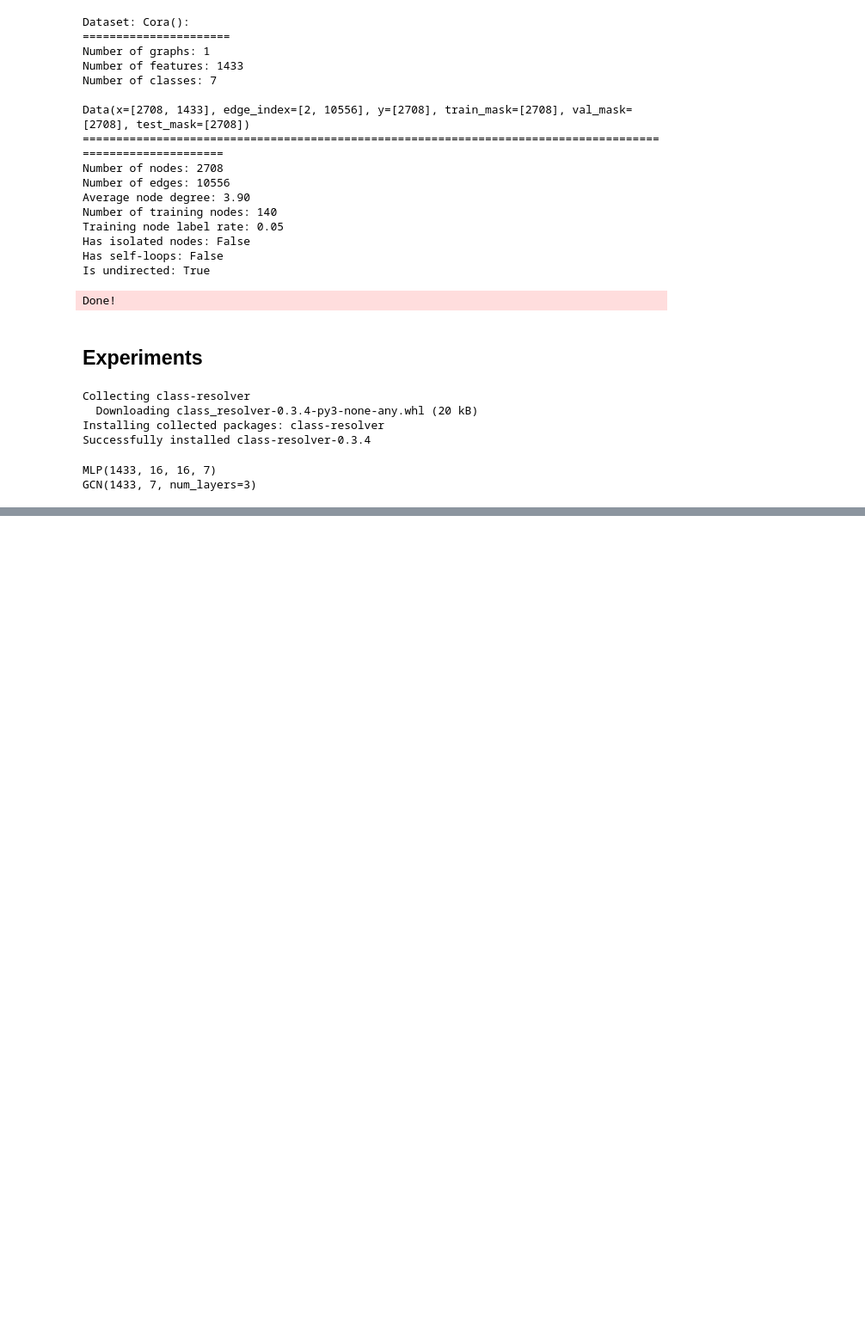
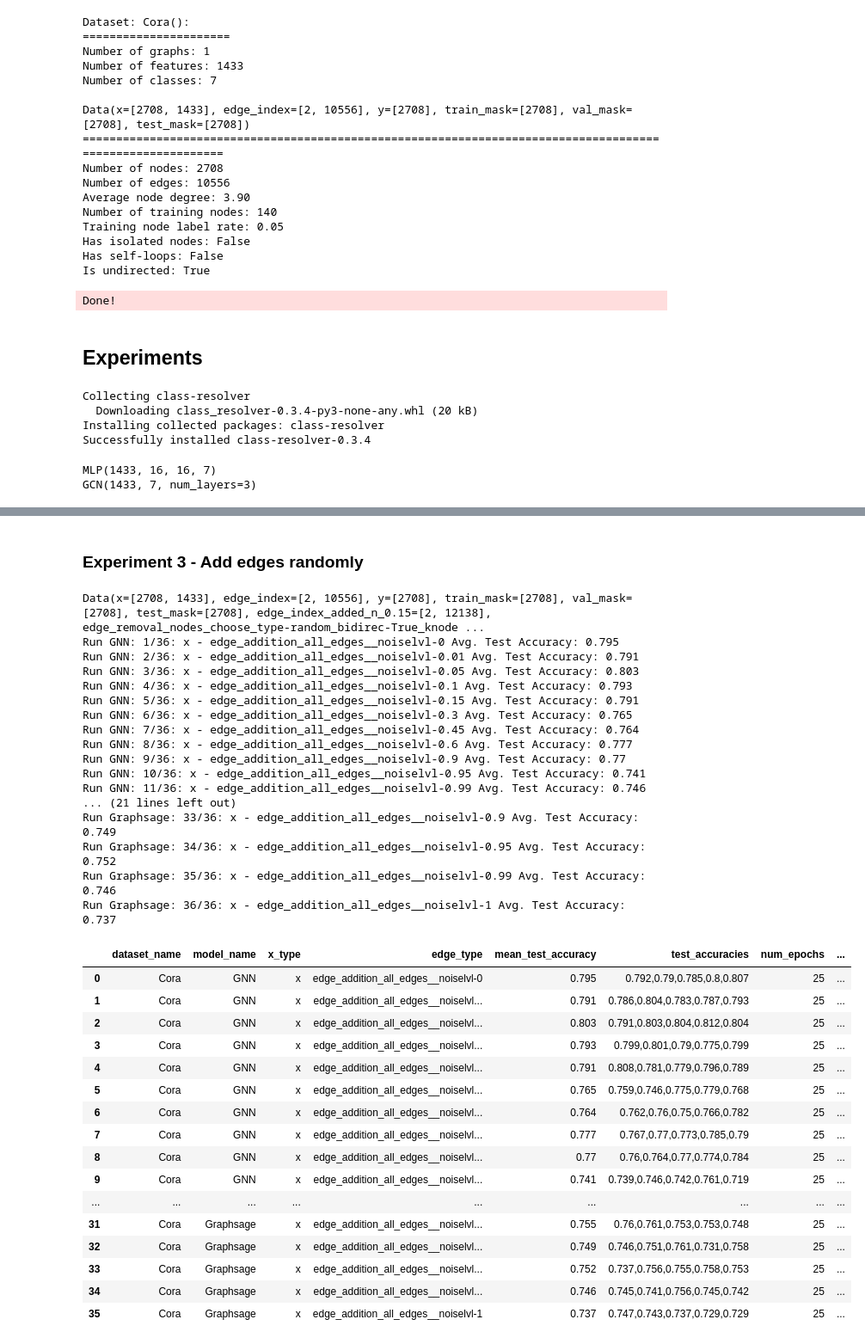
Before and after one commit to camligorkem/cs-260c-project-Robust-GNNs, a Jupyter notebook: CS_260_Node_Classification_Experiments_GC.ipynb, the cells around one changed output, grey strips where cells are left out. Shown at 86% size. Drawn from its saved outputs; the diff is of its cells as text; code cells hidden in the pictures; blank space fills up the shorter version.

```diff
--- a/CS_260_Node_Classification_Experiments_GC.ipynb
+++ b/CS_260_Node_Classification_Experiments_GC.ipynb
@@ -713,0 +776,69 @@ exp_df3
+# %% [markdown]
+### Experiment 3 - Add edges randomly
+# %%
+# noise data creation example: remove edges -- strategy 2: remove from selected nodes
+
+# **** DONT forget to change this *****
+EXPERIMENT_FILENAME = f'./{folder_name}/Experiment_3_add_random_edges{post_fix}.csv'
+# **** DONT forget to change this *****
+
+data = data.to('cpu')
+
+add_edge_params = {'data':data, 'bidirectional':bidirectional_type}
+# edge_addition_params = {'data':data}
+noise_info = {'noise_type':'edge_addition', 'strategy':'all_edges','params':add_edge_params, \
+              'noise_levels':[0, 0.01, 0.05, 0.1, 0.15, 0.3, 0.45, 0.6, 0.9, 0.95, 0.99, 1 ],\
+              'noise_param_name':'edges_to_add_ratio'}
+
+exp_add_random_edges = create_noised_data_for_experiment(data=data, noise_info=noise_info)
+print(data)
+
+# Experiment on edge removal - strategy- nodes
+# Put names of the models we want to use for this experiment type
+data = data.to('cuda:0')
+model_names = ['GNN', 'GAT', 'Graphsage']
+exp_rm_random_nodes_df = experiment(dataset_name=dataset_name, model_names=model_names,
+                                    model_params=model_params, opt_params=opt_params,
+                                    data=data, x_types=['x'], edge_types=exp_add_random_edges,
+                                    noise_info=noise_info, num_epochs=25, repeat_num=num_repeat, print_updates=True)
+
+# Do for node strategies only
+# exp_rm_random_nodes_df[['choose_type', 'bidirectional','k_nodes','noise_level']] = exp_rm_random_nodes_df.apply(lambda x: [s.split('-')[-1] for s in x['edge_type'].split('_') if '-' in s], axis=1, result_type='expand')
+data = data.to('cpu')
+exp_rm_random_nodes_df.to_csv(EXPERIMENT_FILENAME)
+exp_rm_random_nodes_df
+# %% [output]
+Data(x=[2708, 1433], edge_index=[2, 10556], y=[2708], train_mask=[2708], val_mask=[2708], test_mask=[2708], edge_index_added_n_0.15=[2, 12138], edge_removal_nodes_choose_type-random_bidirec-True_knode ...
+Run GNN: 1/36: x - edge_addition_all_edges__noiselvl-0 Avg. Test Accuracy: 0.795
+Run GNN: 2/36: x - edge_addition_all_edges__noiselvl-0.01 Avg. Test Accuracy: 0.791
+Run GNN: 3/36: x - edge_addition_all_edges__noiselvl-0.05 Avg. Test Accuracy: 0.803
+Run GNN: 4/36: x - edge_addition_all_edges__noiselvl-0.1 Avg. Test Accuracy: 0.793
+Run GNN: 5/36: x - edge_addition_all_edges__noiselvl-0.15 Avg. Test Accuracy: 0.791
+Run GNN: 6/36: x - edge_addition_all_edges__noiselvl-0.3 Avg. Test Accuracy: 0.765
+Run GNN: 7/36: x - edge_addition_all_edges__noiselvl-0.45 Avg. Test Accuracy: 0.764
+Run GNN: 8/36: x - edge_addition_all_edges__noiselvl-0.6 Avg. Test Accuracy: 0.777
+Run GNN: 9/36: x - edge_addition_all_edges__noiselvl-0.9 Avg. Test Accuracy: 0.77
+Run GNN: 10/36: x - edge_addition_all_edges__noiselvl-0.95 Avg. Test Accuracy: 0.741
+Run GNN: 11/36: x - edge_addition_all_edges__noiselvl-0.99 Avg. Test Accuracy: 0.746
+... (21 lines left out)
+Run Graphsage: 33/36: x - edge_addition_all_edges__noiselvl-0.9 Avg. Test Accuracy: 0.749
+Run Graphsage: 34/36: x - edge_addition_all_edges__noiselvl-0.95 Avg. Test Accuracy: 0.752
+Run Graphsage: 35/36: x - edge_addition_all_edges__noiselvl-0.99 Avg. Test Accuracy: 0.746
+Run Graphsage: 36/36: x - edge_addition_all_edges__noiselvl-1 Avg. Test Accuracy: 0.737
+|  | dataset_name | model_name | x_type | edge_type | mean_test_accuracy | test_accuracies | num_epochs | ... |
+| 0 | Cora | GNN | x | edge_addition_all_edges__noiselvl-0 | 0.795 | 0.792,0.79,0.785,0.8,0.807 | 25 | ... |
+| 1 | Cora | GNN | x | edge_addition_all_edges__noiselvl... | 0.791 | 0.786,0.804,0.783,0.787,0.793 | 25 | ... |
+| 2 | Cora | GNN | x | edge_addition_all_edges__noiselvl... | 0.803 | 0.791,0.803,0.804,0.812,0.804 | 25 | ... |
+| 3 | Cora | GNN | x | edge_addition_all_edges__noiselvl... | 0.793 | 0.799,0.801,0.79,0.775,0.799 | 25 | ... |
+| 4 | Cora | GNN | x | edge_addition_all_edges__noiselvl... | 0.791 | 0.808,0.781,0.779,0.796,0.789 | 25 | ... |
+| 5 | Cora | GNN | x | edge_addition_all_edges__noiselvl... | 0.765 | 0.759,0.746,0.775,0.779,0.768 | 25 | ... |
+| 6 | Cora | GNN | x | edge_addition_all_edges__noiselvl... | 0.764 | 0.762,0.76,0.75,0.766,0.782 | 25 | ... |
+| 7 | Cora | GNN | x | edge_addition_all_edges__noiselvl... | 0.777 | 0.767,0.77,0.773,0.785,0.79 | 25 | ... |
+| 8 | Cora | GNN | x | edge_addition_all_edges__noiselvl... | 0.77 | 0.76,0.764,0.77,0.774,0.784 | 25 | ... |
+| 9 | Cora | GNN | x | edge_addition_all_edges__noiselvl... | 0.741 | 0.739,0.746,0.742,0.761,0.719 | 25 | ... |
+| ... | ... | ... | ... | ... | ... | ... | ... | ... |
+| 31 | Cora | Graphsage | x | edge_addition_all_edges__noiselvl... | 0.755 | 0.76,0.761,0.753,0.753,0.748 | 25 | ... |
+| 32 | Cora | Graphsage | x | edge_addition_all_edges__noiselvl... | 0.749 | 0.746,0.751,0.761,0.731,0.758 | 25 | ... |
+| 33 | Cora | Graphsage | x | edge_addition_all_edges__noiselvl... | 0.752 | 0.737,0.756,0.755,0.758,0.753 | 25 | ... |
+| 34 | Cora | Graphsage | x | edge_addition_all_edges__noiselvl... | 0.746 | 0.745,0.741,0.756,0.745,0.742 | 25 | ... |
+| 35 | Cora | Graphsage | x | edge_addition_all_edges__noiselvl-1 | 0.737 | 0.747,0.743,0.737,0.729,0.729 | 25 | ... |
```
Also changed, not shown: parts of 47 cells of this notebook.
